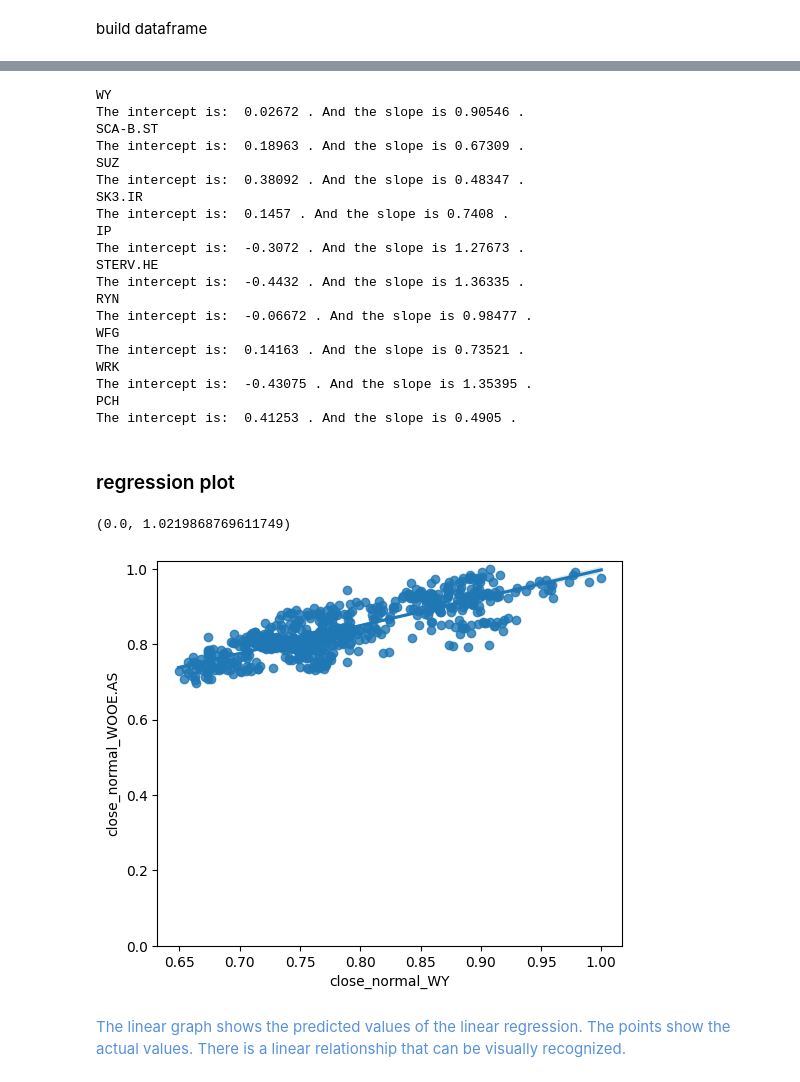
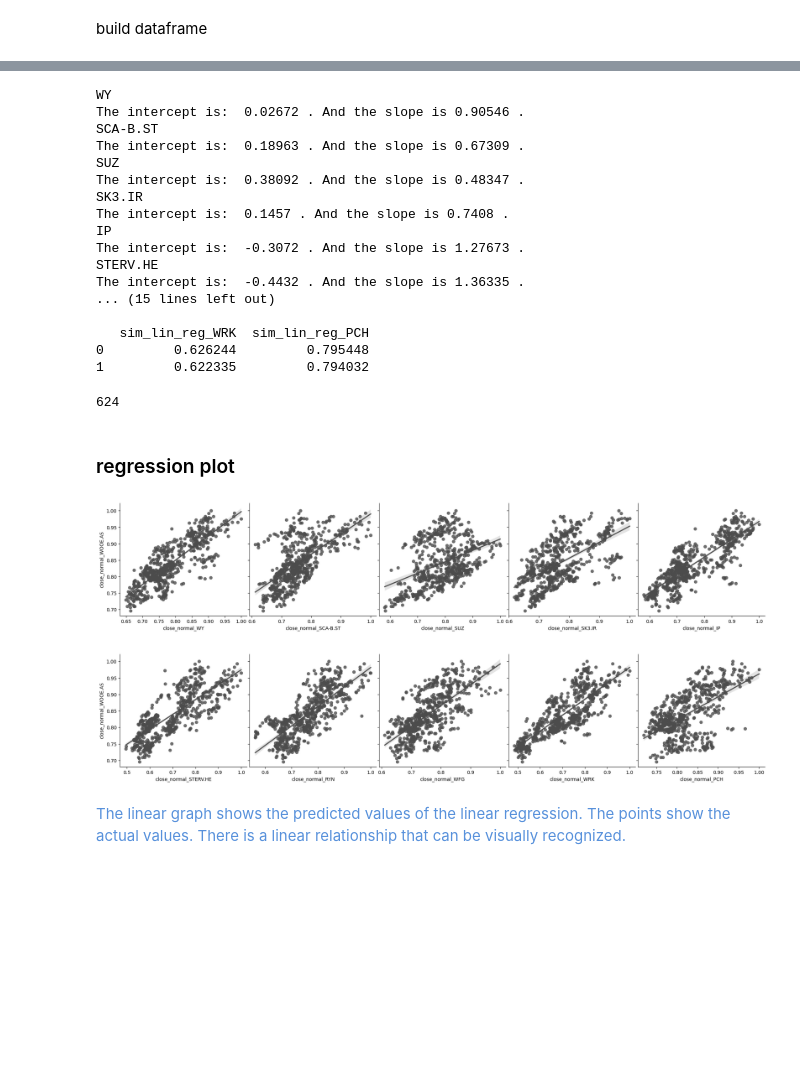
Before and after one commit to scaja/python_libraries_toolkits_for_modern_day_analysts_deprecated, a Jupyter notebook: 04_data_modeling.ipynb, the cells around one changed output, grey strips where cells are left out. Saved outputs shown, nothing was run; the diff lists cells and outputs as text; code cells hidden in the pictures; blank space fills up the shorter version.

Commit message:
predict implemented

```diff
--- a/04_data_modeling.ipynb
+++ b/04_data_modeling.ipynb
@@ -78,14 +78,34 @@ sim_lin_reg_dep_var = pd.DataFrame(bucket_stock_prices['close_normal_WOOE.AS'])
 
 ticker_symbols = ['WY', 'SCA-B.ST', 'SUZ', 'SK3.IR', 'IP', 'STERV.HE','RYN', 'WFG', 'WRK', 'PCH']
 
+bucket_sim_lin_reg = pd.DataFrame()
+
 for ticker_symbol in ticker_symbols:
     lm = LinearRegression()
+
+    sim_lin_reg_dep_var = pd.DataFrame(bucket_stock_prices['close_normal_WOOE.AS'])
     sim_lin_reg_indep_var = pd.DataFrame(bucket_stock_prices['close_normal_' + ticker_symbol])
     lm.fit(sim_lin_reg_dep_var,sim_lin_reg_indep_var)
+    #print(sim_lin_reg_indep_var)
+
+    # predict model
+    bucket_sim_lin_reg_load = lm.predict(sim_lin_reg_dep_var)
+
+    # transform and rename df
+    bucket_sim_lin_reg_load = map(lambda x: x[0], bucket_sim_lin_reg_load)
+    bucket_sim_lin_reg_load = pd.Series(bucket_sim_lin_reg_load)
+    bucket_sim_lin_reg_load = bucket_sim_lin_reg_load.rename('sim_lin_reg_' + ticker_symbol)
+
+    # concat data
+    bucket_sim_lin_reg = pd.concat([bucket_sim_lin_reg, bucket_sim_lin_reg_load], axis=1)
+
+    # calculate intercept and slope
     intercept = lm.intercept_[0].round(5)
     slope = lm.coef_[0].round(5)
+
     print(ticker_symbol)
     print('The intercept is: ' ,intercept,'. And the slope is' , slope[0], '.')
+print(bucket_sim_lin_reg.head(2))
 # %% [output]
 WY
 The intercept is:  0.02672 . And the slope is 0.90546 .
@@ -99,26 +119,29 @@ IP
 The intercept is:  -0.3072 . And the slope is 1.27673 .
 STERV.HE
 The intercept is:  -0.4432 . And the slope is 1.36335 .
-RYN
-The intercept is:  -0.06672 . And the slope is 0.98477 .
-WFG
-The intercept is:  0.14163 . And the slope is 0.73521 .
-WRK
-The intercept is:  -0.43075 . And the slope is 1.35395 .
-PCH
-The intercept is:  0.41253 . And the slope is 0.4905 .
+... (15 lines left out)
+
+   sim_lin_reg_WRK  sim_lin_reg_PCH
+0         0.626244         0.795448
+1         0.622335         0.794032
 # %%
 Yhat=lm.predict(sim_lin_reg_dep_var)
+len(Yhat.tolist())
 #Yhat[0:3]
+# %% [output]
+624
 # %% [markdown]
 ### regression plot
-# %%
-width = 6
-height = 5
-plt.figure(figsize=(width, height))
-sns.regplot(x="close_normal_WY", y="close_normal_WOOE.AS", data=aux_var_stock_prices)
-plt.ylim(0,)
-# %% [output]
-(0.0, 1.0219868769611749)
-[figure, removed]
+# %%
+g = sns.PairGrid(bucket_stock_prices, y_vars=["close_normal_WOOE.AS"], x_vars=["close_normal_WY", "close_normal_SCA-B.ST",'close_normal_SUZ', 'close_normal_SK3.IR', 'close_normal_IP'], height=4)
+h = sns.PairGrid(bucket_stock_prices, y_vars=["close_normal_WOOE.AS"], x_vars=['close_normal_STERV.HE','close_normal_RYN', 'close_normal_WFG', 'close_normal_WRK', 'close_normal_PCH'], height=4) # y_vars tips = ETF, x_vars = all stocks
+
+g.map(sns.regplot, color=".3")
+h.map(sns.regplot, color=".3")
+
+g.figure.subplots_adjust(wspace=.02, hspace=.02)
+h.figure.subplots_adjust(wspace=.02, hspace=.02)
+# %% [output]
+[figure, added]
+[figure, added]
 # %% [markdown]
```
Also changed, not shown: parts of 3 cells of this notebook.
